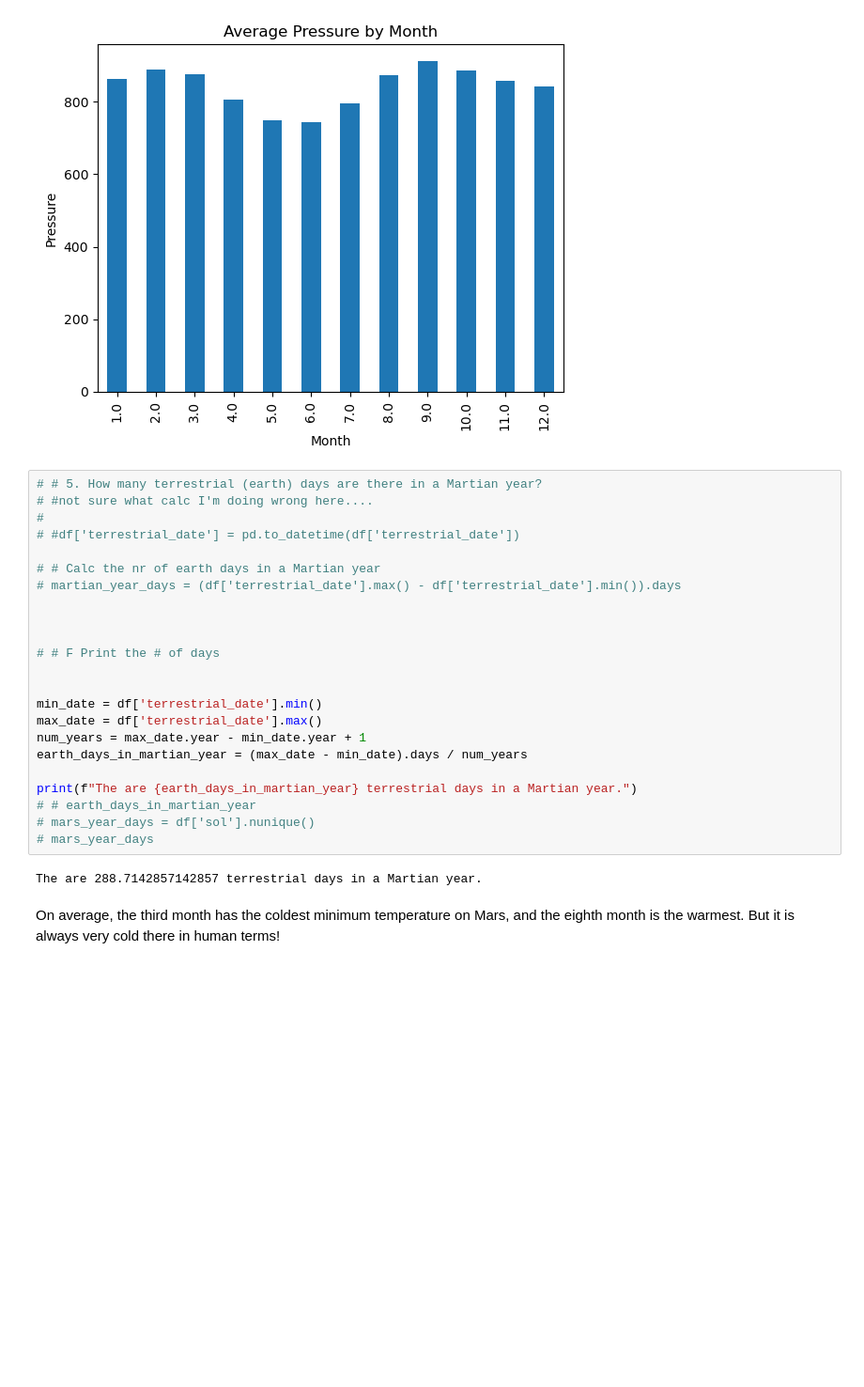
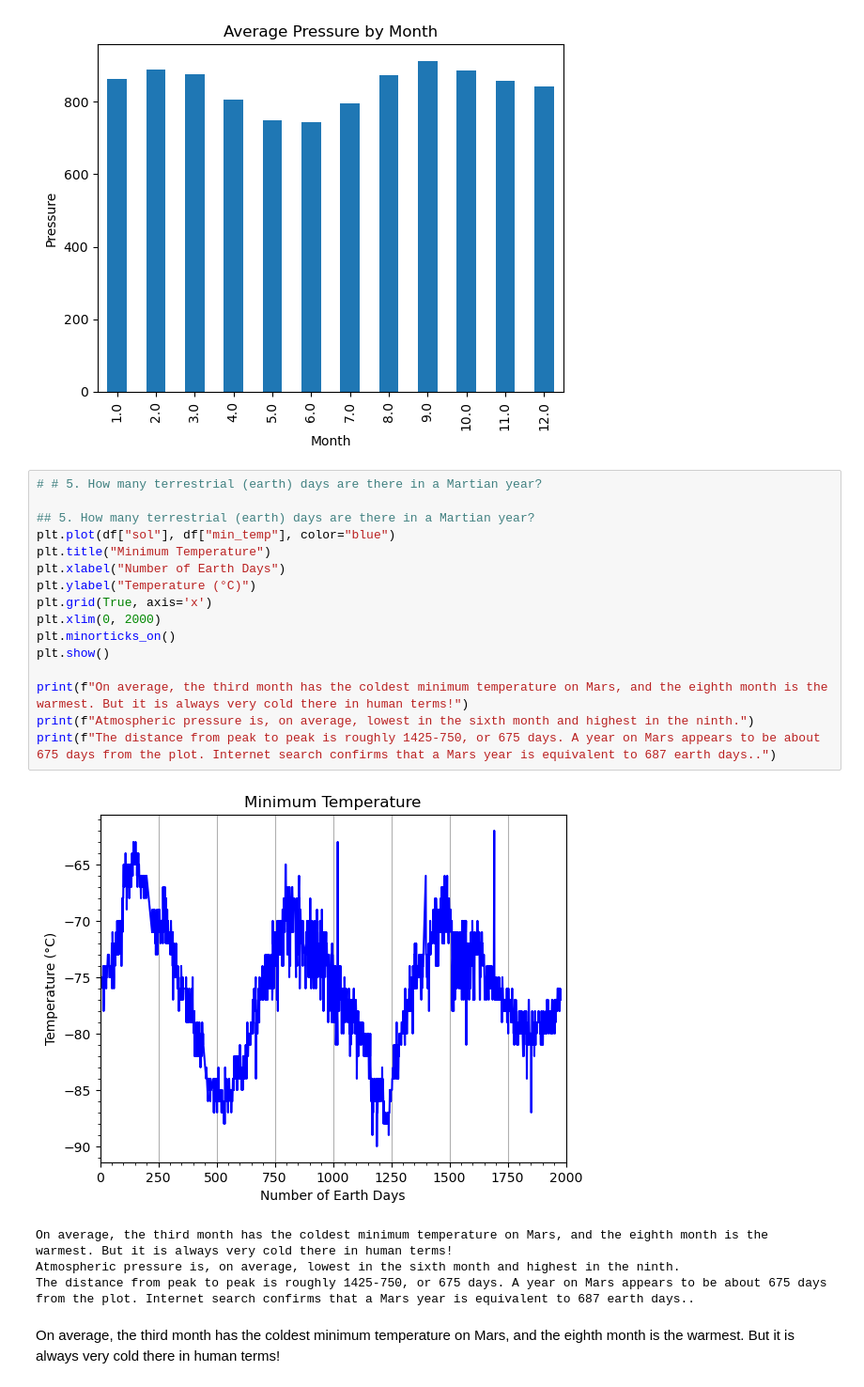
Before and after one commit to ottoaara/Module-11-Challenge-Mars, a Jupyter notebook: part_2_mars_weather_ao homework .ipynb, the cells around one changed output. Shown: that part at 94% size. Drawn from its saved outputs; the diff is of its cells as text; blank space fills up the shorter version.

```diff
--- a/part_2_mars_weather_ao homework .ipynb
+++ b/part_2_mars_weather_ao homework .ipynb
@@ -213,31 +213,27 @@ plt.ylabel('Pressure')
 plt.show()
 # %% [output]
 [figure]
-# %%
-# # 5. How many terrestrial (earth) days are there in a Martian year?
-# #not sure what calc I'm doing wrong here....
-#
-# #df['terrestrial_date'] = pd.to_datetime(df['terrestrial_date'])
-
-# # Calc the nr of earth days in a Martian year
-# martian_year_days = (df['terrestrial_date'].max() - df['terrestrial_date'].min()).days
-
-
-
-# # F Print the # of days
-
-
-min_date = df['terrestrial_date'].min()
-max_date = df['terrestrial_date'].max()
-num_years = max_date.year - min_date.year + 1
-earth_days_in_martian_year = (max_date - min_date).days / num_years
-
-print(f"The are {earth_days_in_martian_year} terrestrial days in a Martian year.")
-# # earth_days_in_martian_year
-# mars_year_days = df['sol'].nunique()
-# mars_year_days
-# %% [output]
-The are 288.7142857142857 terrestrial days in a Martian year.
+# %%
+# # 5. How many terrestrial (earth) days are there in a Martian year?
+
+## 5. How many terrestrial (earth) days are there in a Martian year?
+plt.plot(df["sol"], df["min_temp"], color="blue")
+plt.title("Minimum Temperature")
+plt.xlabel("Number of Earth Days")
+plt.ylabel("Temperature (°C)")
+plt.grid(True, axis='x')
+plt.xlim(0, 2000)
+plt.minorticks_on()
+plt.show()
+
+print(f"On average, the third month has the coldest minimum temperature on Mars, and the eighth month is the warmest. But it is always very cold there in human terms!")
+print(f"Atmospheric pressure is, on average, lowest in the sixth month and highest in the ninth.")
+print(f"The distance from peak to peak is roughly 1425-750, or 675 days. A year on Mars appears to be about 675 days from the plot. Internet search confirms that a Mars year is equivalent to 687 earth days..")
+# %% [output]
+[figure, added]
+On average, the third month has the coldest minimum temperature on Mars, and the eighth month is the warmest. But it is always very cold there in human terms!
+Atmospheric pressure is, on average, lowest in the sixth month and highest in the ninth.
+The distance from peak to peak is roughly 1425-750, or 675 days. A year on Mars appears to be about 675 days from the plot. Internet search confirms that a Mars year is equivalent to 687 earth days..
 # %% [markdown]
 On average, the third month has the coldest minimum temperature on Mars, and the eighth month is the warmest. But it is always very cold there in human terms!
 # %% [markdown]
```
Also changed, not shown: parts of 2 cells of this notebook.
